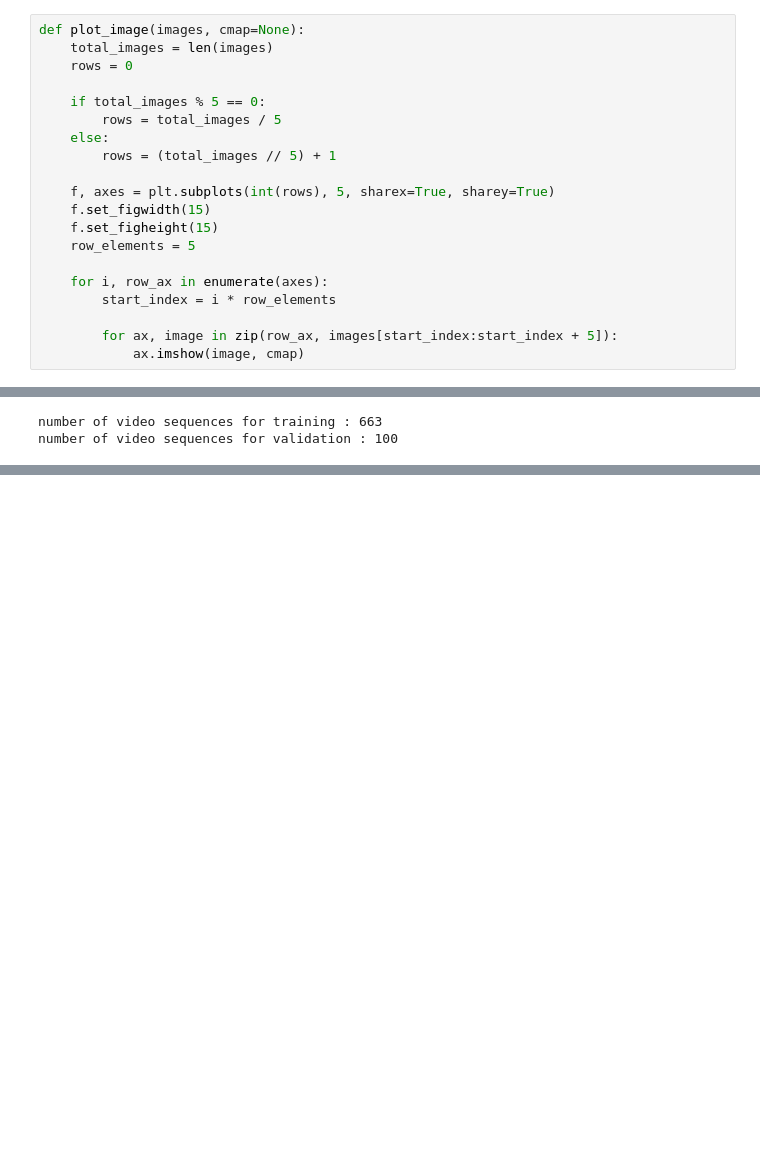
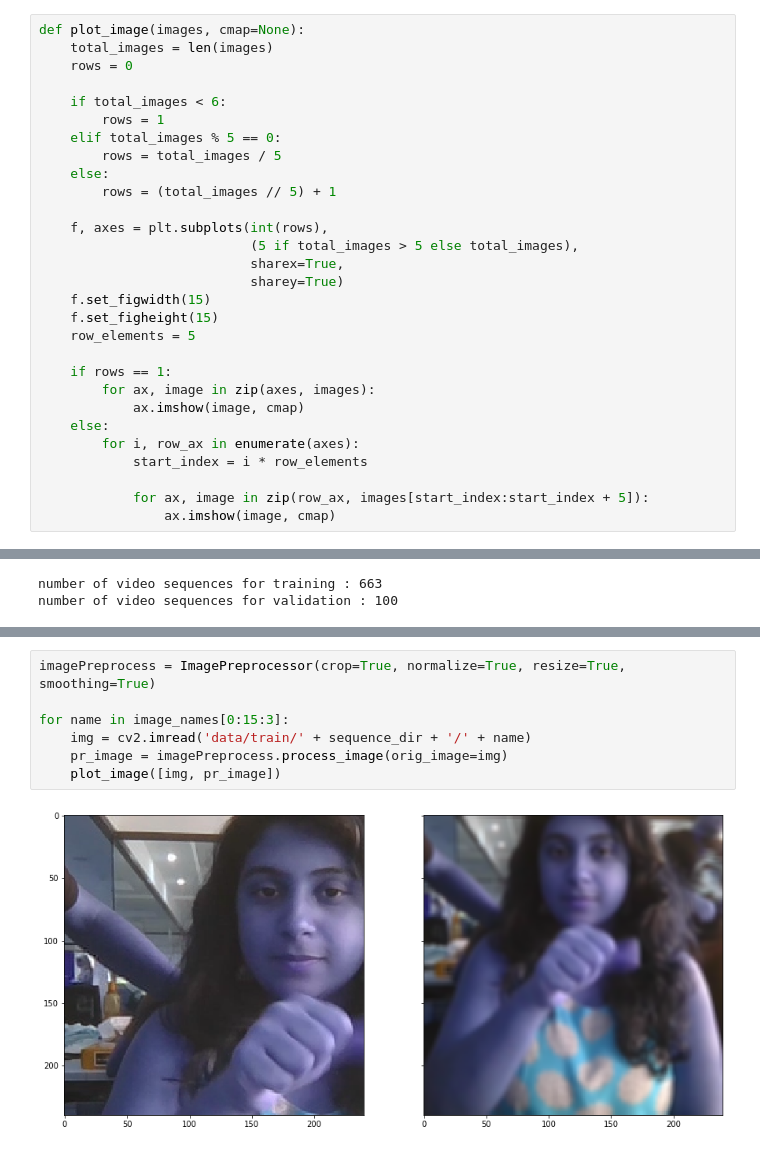
Before and after one commit to dhrubach/cnn-gesture-recognition, a Jupyter notebook: cnn-gesture-recognition.ipynb, the cells around one changed output, grey strips where cells are left out. Saved outputs shown, nothing was run; the diff lists cells and outputs as text; blank space fills up the shorter version.

Commit message:
feat: image preprocessor class

```diff
--- a/cnn-gesture-recognition.ipynb
+++ b/cnn-gesture-recognition.ipynb
@@ -36,21 +39,30 @@ def plot_image(images, cmap=None):
     total_images = len(images)
     rows = 0
 
-    if total_images % 5 == 0:
+    if total_images < 6:
+        rows = 1
+    elif total_images % 5 == 0:
         rows = total_images / 5
     else:
         rows = (total_images // 5) + 1
 
-    f, axes = plt.subplots(int(rows), 5, sharex=True, sharey=True)
+    f, axes = plt.subplots(int(rows),
+                           (5 if total_images > 5 else total_images),
+                           sharex=True,
+                           sharey=True)
     f.set_figwidth(15)
     f.set_figheight(15)
     row_elements = 5
 
-    for i, row_ax in enumerate(axes):
-        start_index = i * row_elements
+    if rows == 1:
+        for ax, image in zip(axes, images):
+            ax.imshow(image, cmap)
+    else:
+        for i, row_ax in enumerate(axes):
+            start_index = i * row_elements
 
-        for ax, image in zip(row_ax, images[start_index:start_index + 5]):
-            ax.imshow(image, cmap)
+            for ax, image in zip(row_ax, images[start_index:start_index + 5]):
+                ax.imshow(image, cmap)
 # %% [markdown]
 #### Inspect data properties
 # %%
@@ -80,0 +151,9 @@ shape of an image in the selected sequence : (120, 160, 3)
+# %%
+imagePreprocess = ImagePreprocessor(crop=True, normalize=True, resize=True, smoothing=True)
+
+for name in image_names[0:15:3]:
+    img = cv2.imread('data/train/' + sequence_dir + '/' + name)
+    pr_image = imagePreprocess.process_image(orig_image=img)
+    plot_image([img, pr_image])
+# %% [output]
+[figure, added]
```
Also changed, not shown: parts of 8 cells of this notebook.
